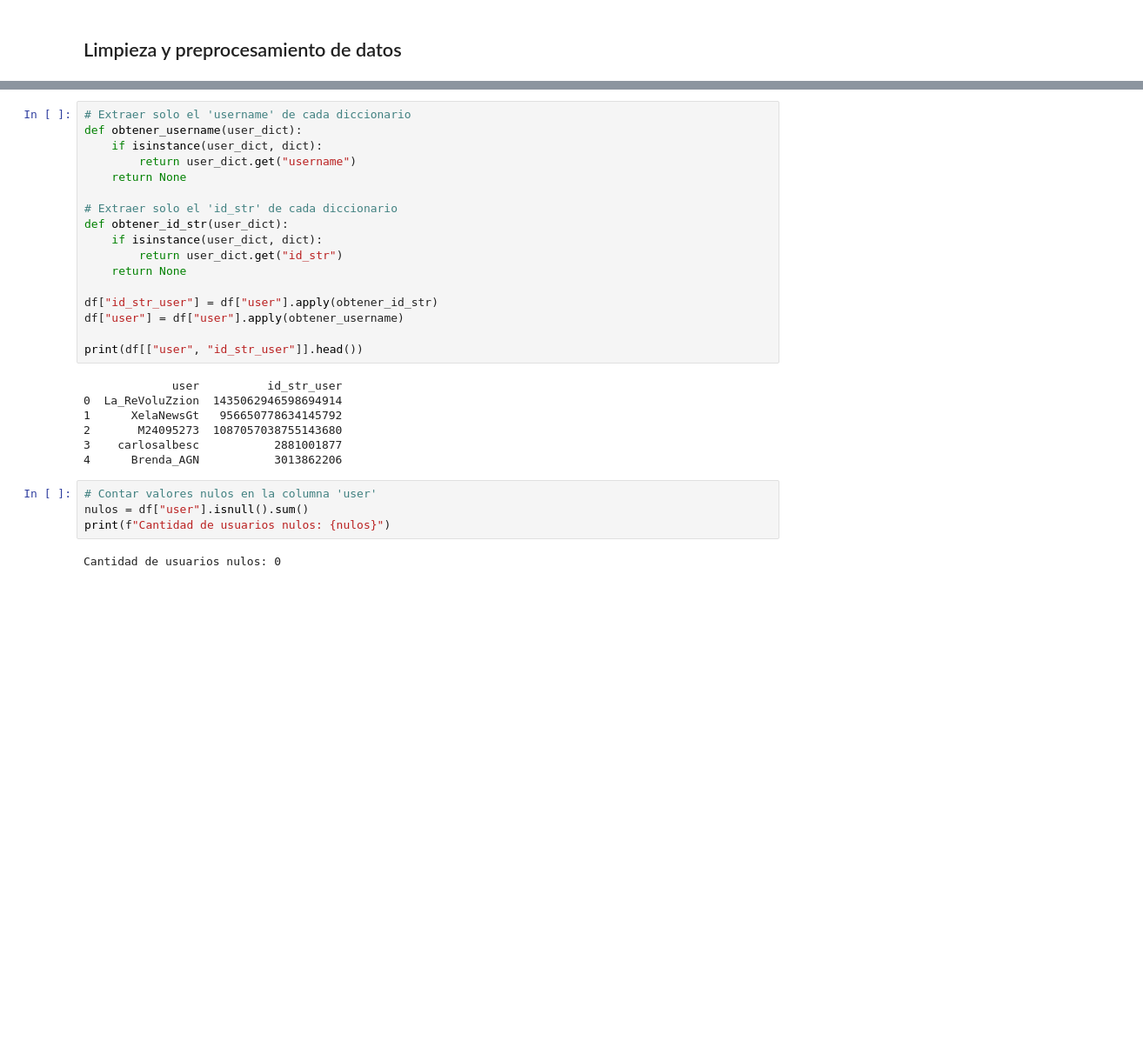
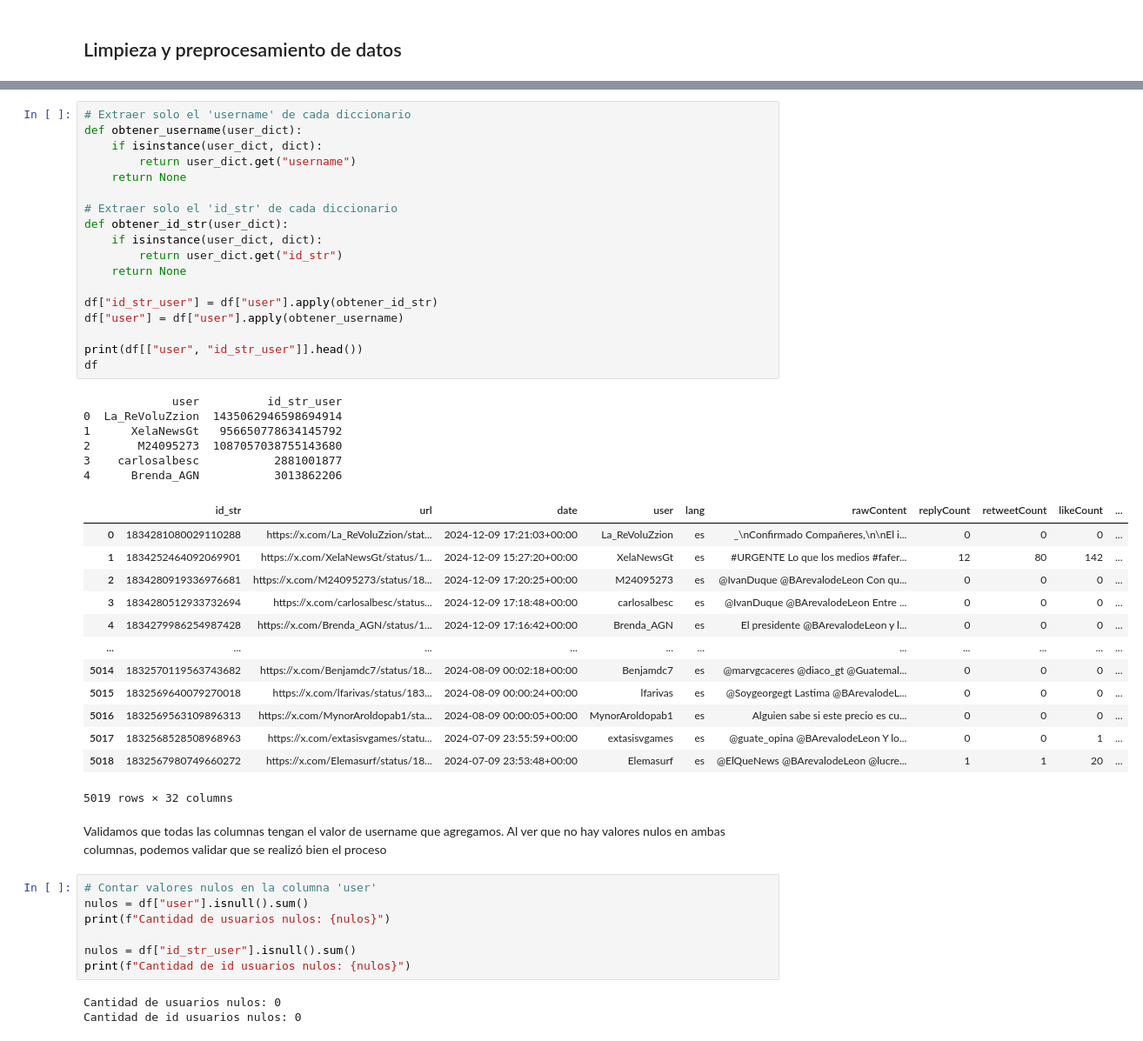
Before and after one commit to faguilarleal/lab6_ds, a Jupyter notebook: main.ipynb, the cells around one changed output, grey strips where cells are left out. Shown: that part at 87% size. Cells and saved outputs as stored; diff of their text form; blank space fills up the shorter version.

```diff
--- a/main.ipynb
+++ b/main.ipynb
@@ -149,30 +214,50 @@ print(df_user.head())
 # %%
 # Extraer solo el 'username' de cada diccionario
 def obtener_username(user_dict):
     if isinstance(user_dict, dict):
         return user_dict.get("username")
     return None
 
 # Extraer solo el 'id_str' de cada diccionario
 def obtener_id_str(user_dict):
     if isinstance(user_dict, dict):
         return user_dict.get("id_str")
     return None
 
 df["id_str_user"] = df["user"].apply(obtener_id_str)
 df["user"] = df["user"].apply(obtener_username)
 
 print(df[["user", "id_str_user"]].head())
+df
 # %% [output]
              user          id_str_user
 0  La_ReVoluZzion  1435062946598694914
 1      XelaNewsGt   956650778634145792
 2       M24095273  1087057038755143680
 3    carlosalbesc           2881001877
 4      Brenda_AGN           3013862206
+|  | id_str | url | date | user | lang | rawContent | replyCount | retweetCount | likeCount | ... |
+| 0 | 1834281080029110288 | https://x.com/La_ReVoluZzion/stat... | 2024-12-09 17:21:03+00:00 | La_ReVoluZzion | es | _\nConfirmado Compañeres,\n\nEl i... | 0 | 0 | 0 | ... |
+| 1 | 1834252464092069901 | https://x.com/XelaNewsGt/status/1... | 2024-12-09 15:27:20+00:00 | XelaNewsGt | es | #URGENTE Lo que los medios #fafer... | 12 | 80 | 142 | ... |
+| 2 | 1834280919336976681 | https://x.com/M24095273/status/18... | 2024-12-09 17:20:25+00:00 | M24095273 | es | @IvanDuque @BArevalodeLeon Con qu... | 0 | 0 | 0 | ... |
+| 3 | 1834280512933732694 | https://x.com/carlosalbesc/status... | 2024-12-09 17:18:48+00:00 | carlosalbesc | es | @IvanDuque @BArevalodeLeon Entre ... | 0 | 0 | 0 | ... |
+| 4 | 1834279986254987428 | https://x.com/Brenda_AGN/status/1... | 2024-12-09 17:16:42+00:00 | Brenda_AGN | es | El presidente @BArevalodeLeon y l... | 0 | 0 | 0 | ... |
+| ... | ... | ... | ... | ... | ... | ... | ... | ... | ... | ... |
+| 5014 | 1832570119563743682 | https://x.com/Benjamdc7/status/18... | 2024-08-09 00:02:18+00:00 | Benjamdc7 | es | @marvgcaceres @diaco_gt @Guatemal... | 0 | 0 | 0 | ... |
+| 5015 | 1832569640079270018 | https://x.com/lfarivas/status/183... | 2024-08-09 00:00:24+00:00 | lfarivas | es | @Soygeorgegt Lastima @BArevalodeL... | 0 | 0 | 0 | ... |
+| 5016 | 1832569563109896313 | https://x.com/MynorAroldopab1/sta... | 2024-08-09 00:00:05+00:00 | MynorAroldopab1 | es | Alguien sabe si este precio es cu... | 0 | 0 | 0 | ... |
+| 5017 | 1832568528508968963 | https://x.com/extasisvgames/statu... | 2024-07-09 23:55:59+00:00 | extasisvgames | es | @guate_opina @BArevalodeLeon Y lo... | 0 | 0 | 1 | ... |
+| 5018 | 1832567980749660272 | https://x.com/Elemasurf/status/18... | 2024-07-09 23:53:48+00:00 | Elemasurf | es | @ElQueNews @BArevalodeLeon @lucre... | 1 | 1 | 20 | ... |
+5019 rows × 32 columns
+# %% [markdown]
+Validamos que todas las columnas tengan el valor de username que agregamos. Al ver que no hay valores nulos en ambas columnas, podemos validar que se realizó bien el proceso
 # %%
 # Contar valores nulos en la columna 'user'
 nulos = df["user"].isnull().sum()
 print(f"Cantidad de usuarios nulos: {nulos}")
+
+nulos = df["id_str_user"].isnull().sum()
+print(f"Cantidad de id usuarios nulos: {nulos}")
 # %% [output]
 Cantidad de usuarios nulos: 0
+Cantidad de id usuarios nulos: 0
```
Also changed, not shown: parts of 23 cells of this notebook.
